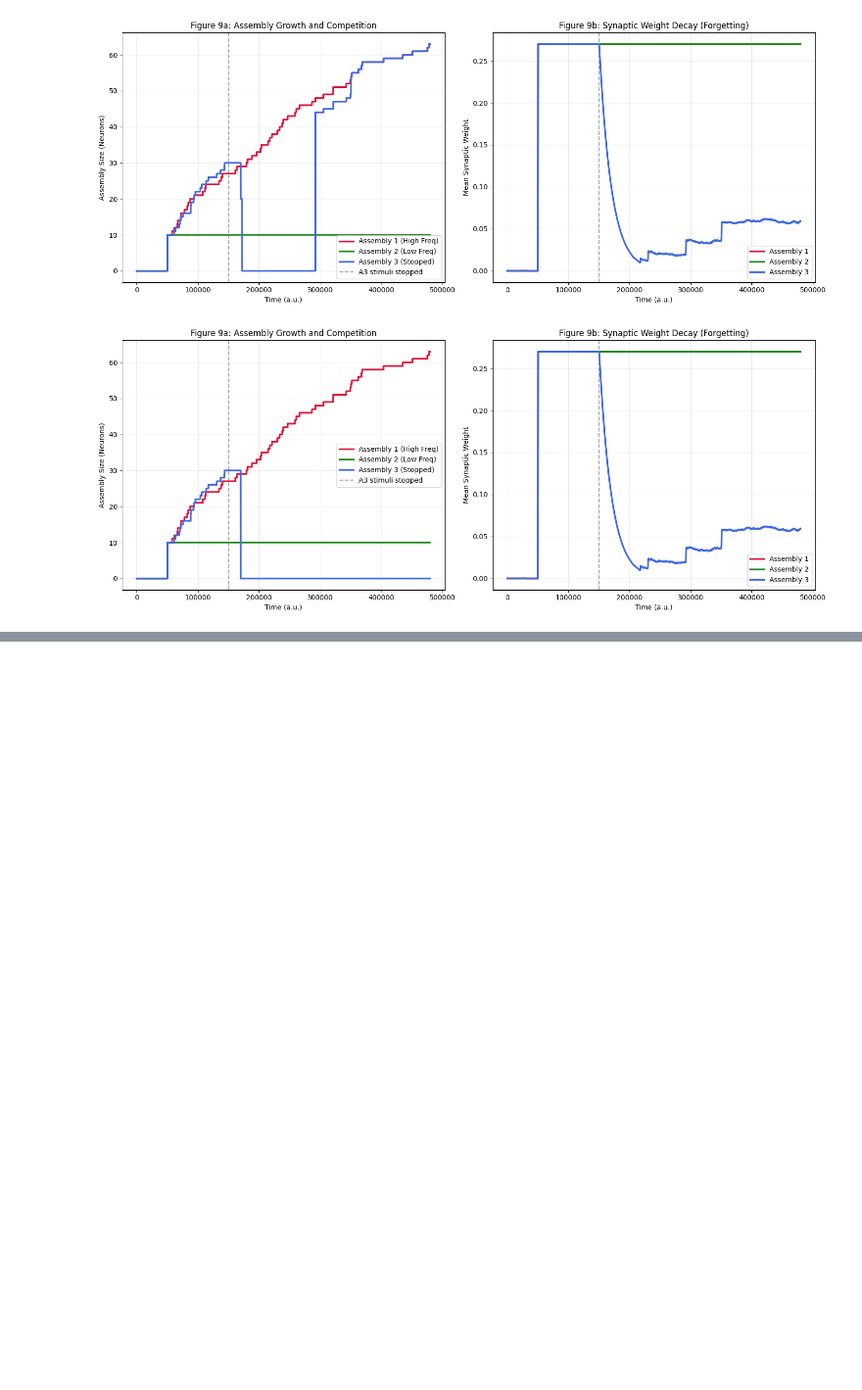
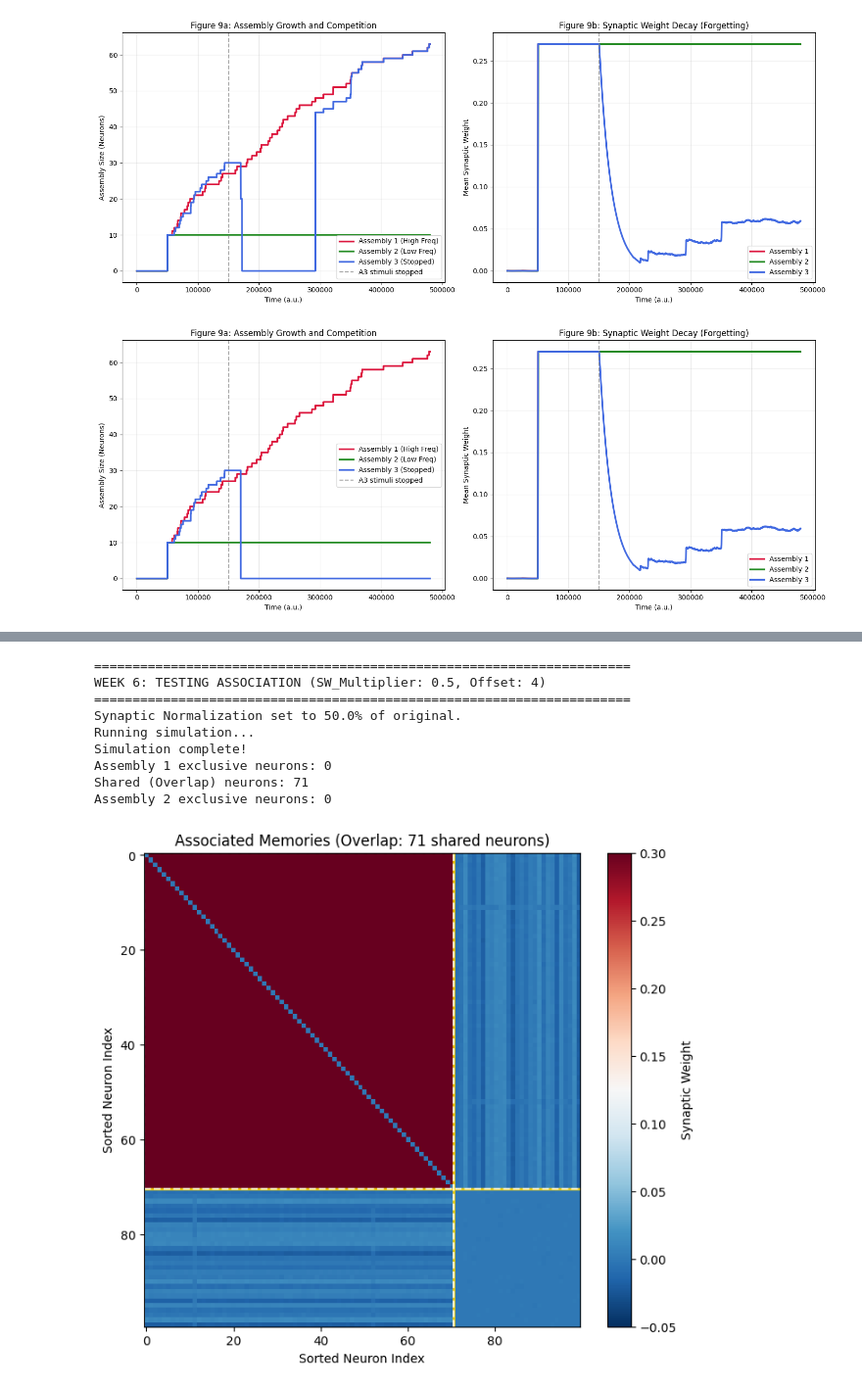
Before and after one commit to cecipwd/dynamicattractor, a Jupyter notebook: dynamic_attractor_network_colab.ipynb, the cells around one changed output, grey strips where cells are left out. Shown at 98% size. Cells and saved outputs as stored; diff of their text form; code cells hidden in the pictures; blank space fills up the shorter version.

```diff
--- a/dynamic_attractor_network_colab.ipynb
+++ b/dynamic_attractor_network_colab.ipynb
@@ -1269,0 +1808,15 @@ plot_competition_results(results_week5)
+# %%
+# Testing with 50% normalization strength and a 4 a.u. offset
+results_test = run_parameterized_association(sw_multiplier=0.5, offset=4)
+plot_overlap_matrix(results_test)
+# %% [output]
+======================================================================
+WEEK 6: TESTING ASSOCIATION (SW_Multiplier: 0.5, Offset: 4)
+======================================================================
+Synaptic Normalization set to 50.0% of original.
+Running simulation...
+Simulation complete!
+Assembly 1 exclusive neurons: 0
+Shared (Overlap) neurons: 71
+Assembly 2 exclusive neurons: 0
+[figure, added]
```
Also changed, not shown: parts of 19 cells of this notebook.
